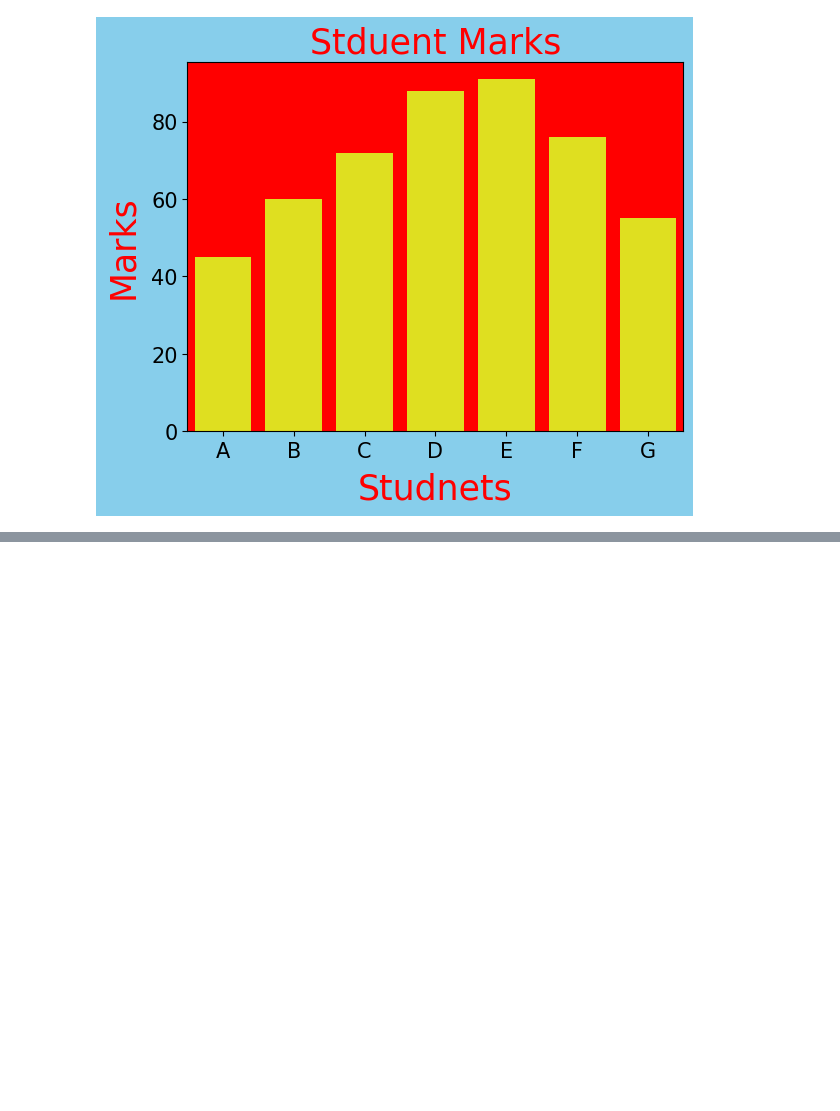
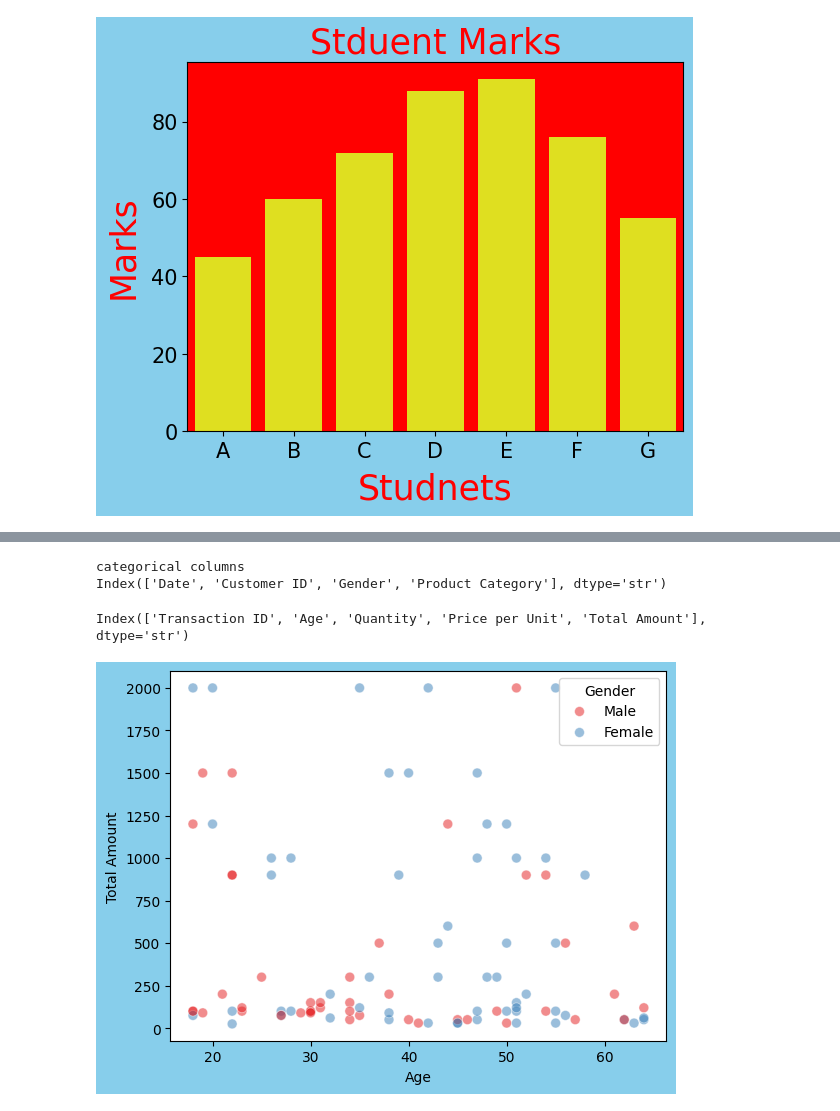
Before and after one commit to esairajesh2-droid/visualization-_learning, a Jupyter notebook: simplevisualization4.ipynb, the cells around one changed output, grey strips where cells are left out. Cells and saved outputs as stored; diff of their text form; code cells hidden in the pictures; blank space fills up the shorter version.

Commit message:
seaborn chart

```diff
--- a/simplevisualization4.ipynb
+++ b/simplevisualization4.ipynb
@@ -18,0 +21,7 @@ plt.show()
+# %%
+#impoting the required libraries
+import pandas as pd
+import matplotlib.pyplot as plt
+import seaborn as sns
+df=pd.read_csv(r"C:\Users\esair\Downloads\retail_sales_dataset.csv")
+print(df)
@@ -18,0 +98,22 @@ plt.show()
+# %%
+#diving the columns in categorical and numerical
+df_categorical=df.select_dtypes(include=['object','str']).columns
+print('categorical columns')
+print(df_categorical)
+# %% [output]
+categorical columns
+Index(['Date', 'Customer ID', 'Gender', 'Product Category'], dtype='str')
+# %%
+df_numerical=df.select_dtypes(include='number').columns
+print(df_numerical)
+# %% [output]
+Index(['Transaction ID', 'Age', 'Quantity', 'Price per Unit', 'Total Amount'], dtype='str')
+# %%
+#who is person with total amount spent with age in top 100
+df=df.head(100)
+sns.scatterplot(data=df,x='Age',y='Total Amount',hue='Gender',s=50,alpha=0.5,palette='Set1')
+plt.gca().set_facecolor('white')
+plt.gcf().set_facecolor('skyblue')
+plt.show()
+# %% [output]
+[figure, added]
```
Also changed, not shown: parts of 7 cells of this notebook.
